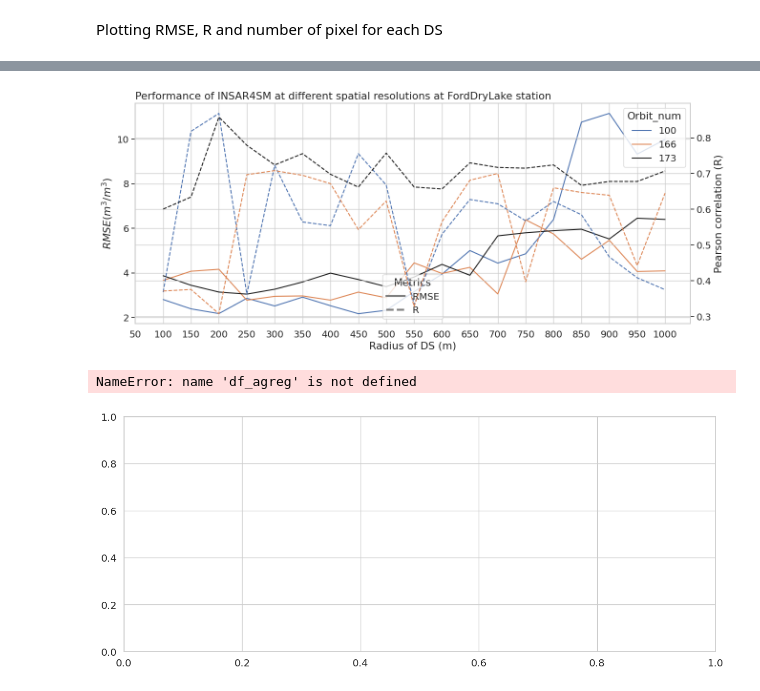
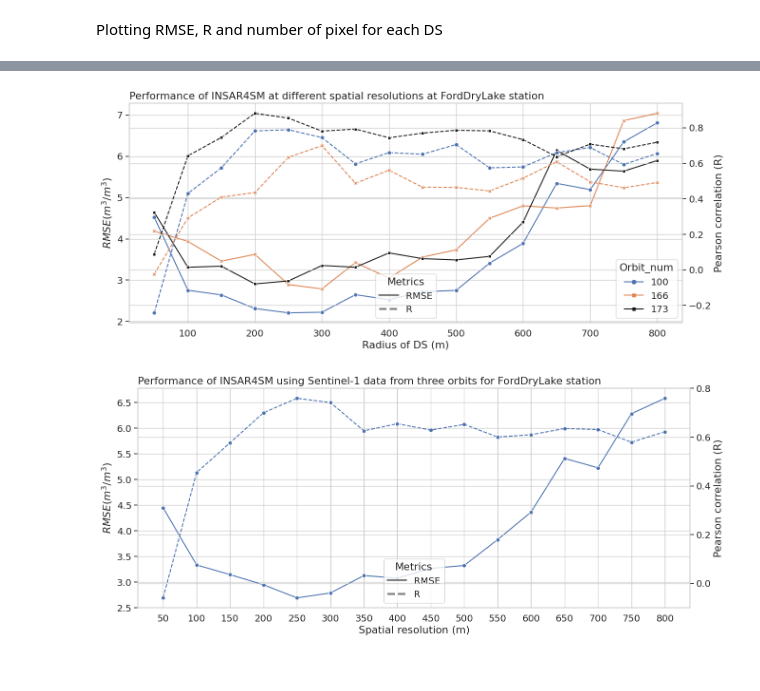
Before and after one commit to kleok/INSAR4SM, a Jupyter notebook: Spatial_resolution_experiment.ipynb, the cells around one changed output, grey strips where cells are left out. Drawn from its saved outputs; the diff is of its cells as text; code cells hidden in the pictures.

Commit message:
spatial resolution experiment

```diff
--- a/Spatial_resolution_experiment.ipynb
+++ b/Spatial_resolution_experiment.ipynb
@@ -237,6 +221,6 @@ spatial_results = pd.read_csv('/RSL02/SM_NA/spatial_tests_csv/spatial_results.cs
 df = spatial_results.copy()
 df.drop(['orbit_time_UTC'], axis=1, inplace = True)
 df.grid_size = df.grid_size*2
-df = df[np.logical_and(df.grid_size>50, df.grid_size<1050)]
+df = df[np.logical_and(df.grid_size>=50, df.grid_size<850)]
 # %% [markdown]
 Plotting RMSE, R and number of pixel for each DS
@@ -276,42 +227,47 @@ Text(0.0, 1.0, 'R of INSAR4SM at different spatial resolutions')
 # %%
 import matplotlib.pyplot as plt
 from matplotlib.lines import Line2D
 
 # Plot
 fig, ax = plt.subplots(figsize=(15,6))
-g1 = sns.lineplot(data=df, x='grid_size', y='rmse', hue="Orbit_num",  palette=["C0", "C1", "k"])
+g1 = sns.lineplot(data=df, x='grid_size', y='rmse', hue="Orbit_num", markers=True,  dashes=False, style="Orbit_num", palette=["C0", "C1", "k"])
 plt.xlabel('Radius of DS (m)')
 plt.ylabel('$RMSE (m^3/m^3) %$')
 
 
 line1 = Line2D([0], [0], color='gray', linewidth=3, linestyle='-')
 line2 = Line2D([0], [0], color='gray', linewidth=3, linestyle='--')
 lines = [line1, line2]
 labels = ['RMSE', 'R']
 g1.legend(lines, labels, title='Metrics', loc = 'lower center')
 
 #g1.legend(g1.get_legend_handles_labels()[0], [], title='New legend')
 
 ax2 = plt.twinx()
-g2 = sns.lineplot(data=df, x='grid_size', y='r', hue="Orbit_num",  palette=["C0", "C1", "k"], linestyle="dashed", ax=ax2)
-plt.xlabel('Radius of DS (m)')
+g2 = sns.lineplot(data=df, x='grid_size', y='r', hue="Orbit_num",  palette=["C0", "C1", "k"], linestyle="dashed",style="Orbit_num", dashes=False, markers=True, ax=ax2)
+plt.xlabel('Spatial resolution (m)')
 plt.ylabel('Pearson correlation (R)')
 
-g2.set(xticks=np.arange(50, 1050, 50))
+
+
+# g2.set(xticks=np.arange(50, 850, 50))
 
 # Legend
 plt.title('Performance of INSAR4SM at different spatial resolutions at FordDryLake station', loc='left')
 
 plt.savefig('/RSL02/SM_NA/spatial_tests_csv/spatial_performance.svg')
 # %% [output]
-[figure, old version]
+[figure, new version]
 # %%
 import matplotlib.pyplot as plt
 from matplotlib.lines import Line2D
 
+df_agreg = df.groupby(by='grid_size').mean()
+df_agreg['grid_size'] = df_agreg.index
+
 # Plot
 fig, ax = plt.subplots(figsize=(15,6))
-g1 = sns.lineplot(data=df_agreg, x='grid_size', y='rmse',)
+g1 = sns.lineplot(data=df_agreg, x='grid_size', y='rmse', dashes=False, marker="o", palette="black")
 plt.xlabel('Spatial resolution (m)')
 plt.ylabel('$RMSE (m^3/m^3) %$')
 
@@ -325,16 +281,15 @@ g1.legend(lines, labels, title='Metrics', loc = 'lower center')
 #g1.legend(g1.get_legend_handles_labels()[0], [], title='New legend')
 
 ax2 = plt.twinx()
-g2 = sns.lineplot(data=df_agreg, x='grid_size', y='r', linestyle="dashed", ax=ax2)
+g2 = sns.lineplot(data=df_agreg, x='grid_size', y='r', linestyle="dashed", dashes=False, marker="o", ax=ax2)
 plt.xlabel('Spatial resolution (m)')
 plt.ylabel('Pearson correlation (R)')
 
-g2.set(xticks=np.arange(50, 1050, 50))
+g2.set(xticks=np.arange(50, 850, 50))
 
 # Legend
 plt.title('Performance of INSAR4SM using Sentinel-1 data from three orbits for FordDryLake station', loc='left')
 
 plt.savefig('/RSL02/SM_NA/spatial_tests_csv/spatial_performance.svg')
 # %% [output]
-NameError: name 'df_agreg' is not defined
-[figure, old version]
+[figure, new version]
```
Also changed, not shown: parts of 7 cells of this notebook.
